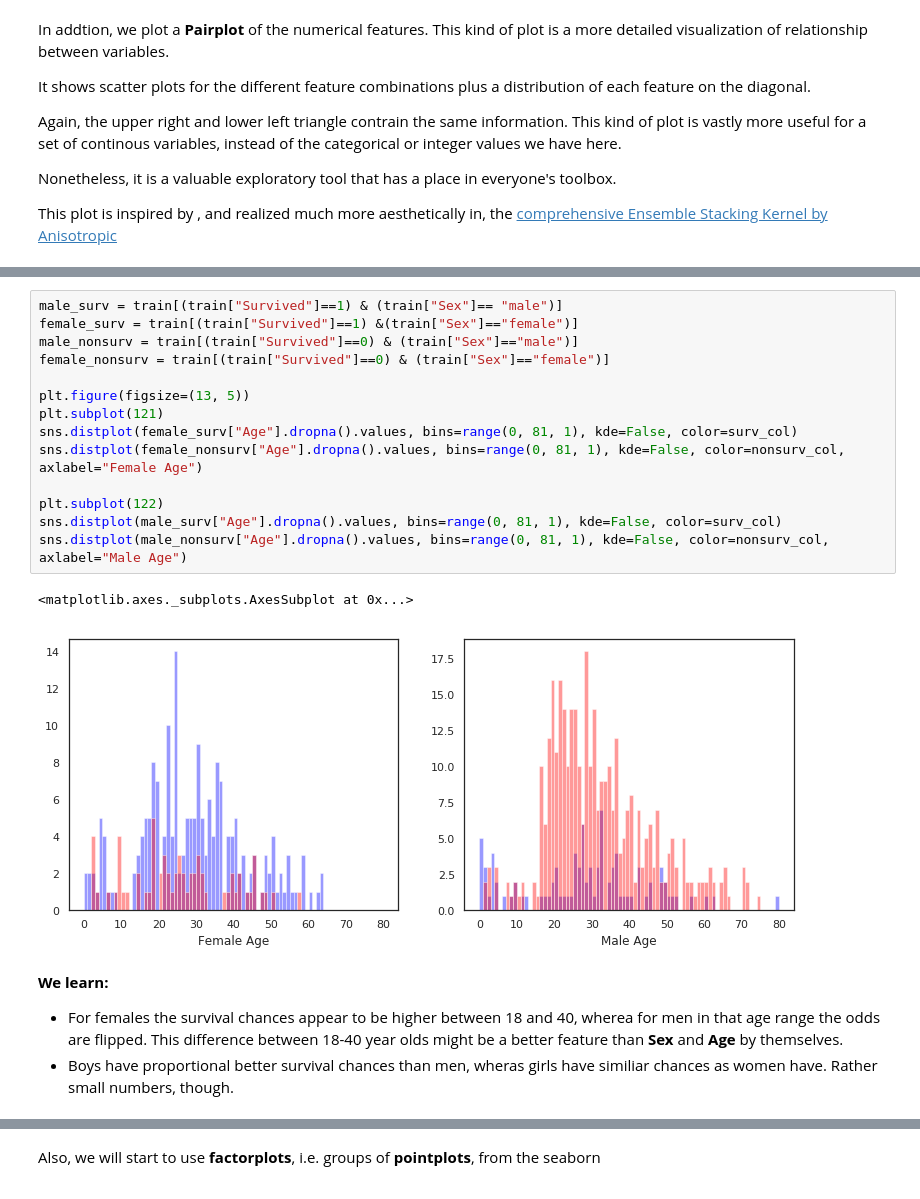
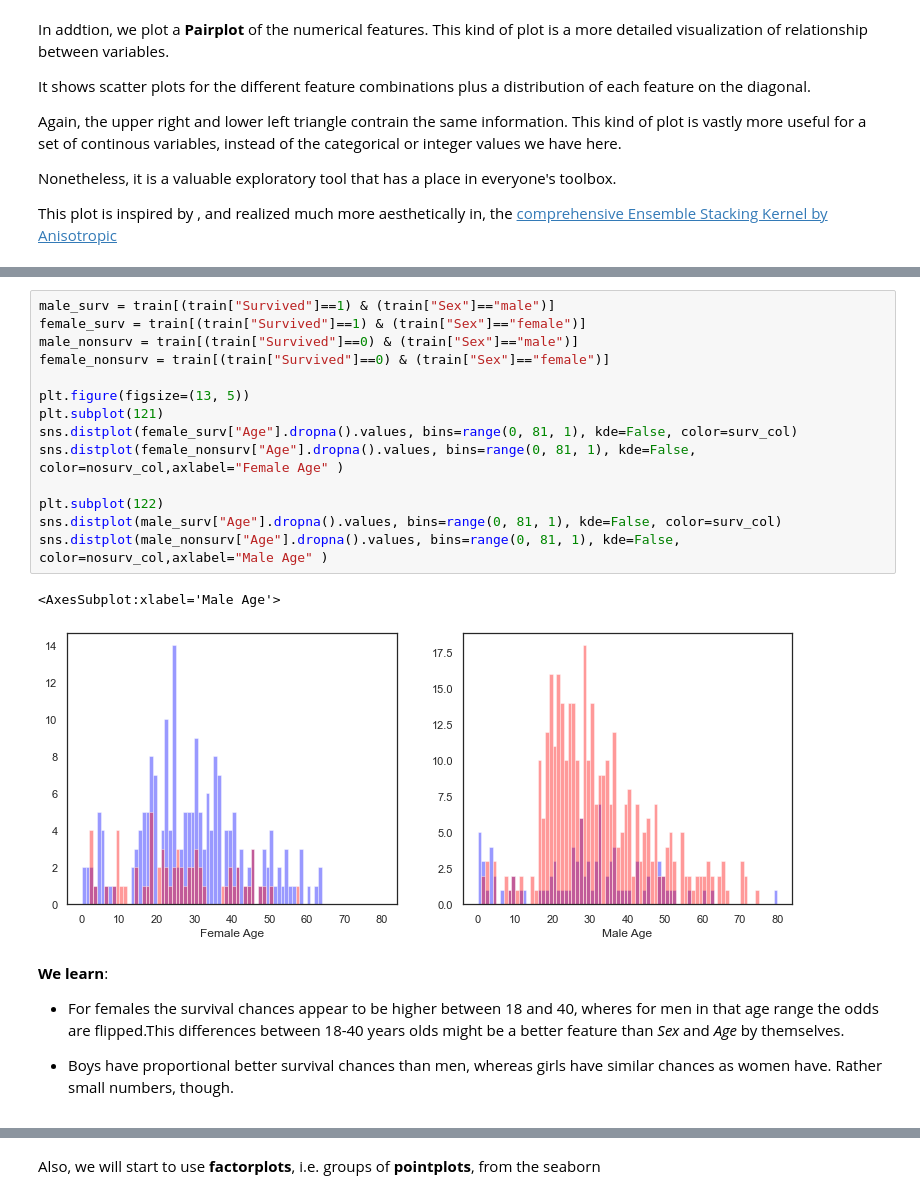
Before and after one commit to SANGSEOSEO/philosophy_datascience, a Jupyter notebook: 08.Kaggle_Dacon/titanic/titanic-for-python.ipynb, the cells around one changed output, grey strips where cells are left out. Cells and saved outputs as stored; diff of their text form.

```diff
--- a/08.Kaggle_Dacon/titanic/titanic-for-python.ipynb
+++ b/08.Kaggle_Dacon/titanic/titanic-for-python.ipynb
@@ -579,21 +572,23 @@ Usuallly it's most interesting to start with the strong signals in the correlati
 # %%
-male_surv = train[(train["Survived"]==1) & (train["Sex"]== "male")]
-female_surv = train[(train["Survived"]==1) &(train["Sex"]=="female")]
+male_surv = train[(train["Survived"]==1) & (train["Sex"]=="male")]
+female_surv = train[(train["Survived"]==1) & (train["Sex"]=="female")]
 male_nonsurv = train[(train["Survived"]==0) & (train["Sex"]=="male")]
 female_nonsurv = train[(train["Survived"]==0) & (train["Sex"]=="female")]
 
 plt.figure(figsize=(13, 5))
 plt.subplot(121)
 sns.distplot(female_surv["Age"].dropna().values, bins=range(0, 81, 1), kde=False, color=surv_col)
-sns.distplot(female_nonsurv["Age"].dropna().values, bins=range(0, 81, 1), kde=False, color=nonsurv_col, axlabel="Female Age")
+sns.distplot(female_nonsurv["Age"].dropna().values, bins=range(0, 81, 1), kde=False, color=nosurv_col,axlabel="Female Age" )
 
 plt.subplot(122)
 sns.distplot(male_surv["Age"].dropna().values, bins=range(0, 81, 1), kde=False, color=surv_col)
-sns.distplot(male_nonsurv["Age"].dropna().values, bins=range(0, 81, 1), kde=False, color=nonsurv_col, axlabel="Male Age")
+sns.distplot(male_nonsurv["Age"].dropna().values, bins=range(0, 81, 1), kde=False, color=nosurv_col,axlabel="Male Age" )
 # %% [output]
-<matplotlib.axes._subplots.AxesSubplot at 0x...>
+<AxesSubplot:xlabel='Male Age'>
-[figure, old version]
+[figure, new version]
 # %% [markdown]
-**We learn:**
-* For females the survival chances appear to be higher between 18 and 40, wherea for men in that age range the odds are flipped. This difference between 18-40 year olds might be a better feature than **Sex** and **Age** by themselves.
-* Boys have proportional better survival chances than men, wheras girls have similiar chances as women have. Rather small numbers, though.
+**We learn**:
+
+* For females the survival chances appear to be higher between 18 and 40, wheres for men in that age range the odds are flipped.This differences between 18-40 years olds might be a better feature than *Sex* and *Age* by themselves.
+
+* Boys have proportional better survival chances than men, whereas girls have similar chances as women have. Rather small numbers, though.
```
Also changed, not shown: parts of 12 cells of this notebook.
